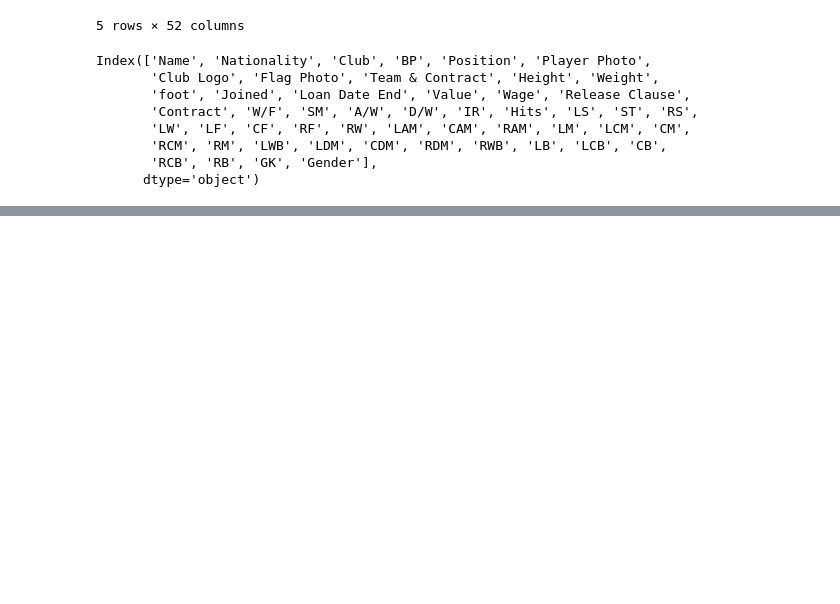
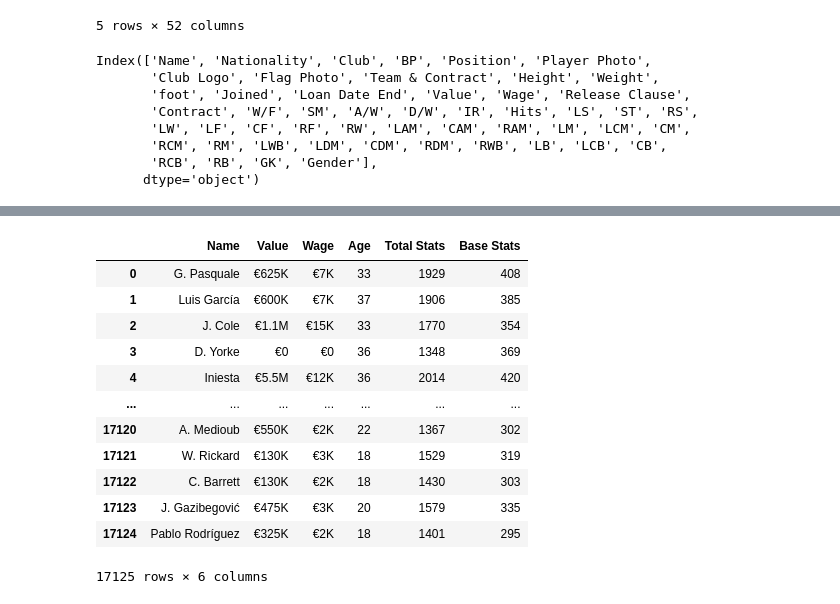
Before and after one commit to RaulRla/Fifa21_Project, a Jupyter notebook: Fifa project.ipynb, the cells around one changed output, grey strips where cells are left out. Saved outputs shown, nothing was run; the diff lists cells and outputs as text; code cells hidden in the pictures; blank space fills up the shorter version.

```diff
--- a/Fifa project.ipynb
+++ b/Fifa project.ipynb
@@ -59,3 +63,6 @@ Index(['ID', 'Age', 'OVA', 'BOV', 'POT', 'Growth', 'Attacking', 'Crossing',
        'GK Handling', 'GK Kicking', 'GK Positioning', 'GK Reflexes',
        'Total Stats', 'Base Stats', 'PAC', 'SHO', 'PAS', 'DRI', 'DEF', 'PHY'],
       dtype='object')
+# %%
+df_age_total_base = pd.DataFrame([fifa21_male2_numeric['Age']]+[fifa21_male2_numeric['Total Stats']]+ [fifa21_male2_numeric['Base Stats']])
+df_age_total_base.T
@@ -103,0 +126,3 @@ array(['Udinese', 'KAS Eupen', 'Coventry City', 'Sunderland',
+# %%
+df_Name_Value_Wage_Rea = pd.DataFrame([fifa21_male2_categorical['Name']] + [fifa21_male2_categorical['Value']] + [fifa21_male2_categorical['Wage']])
+df_Name_Value_Wage_Rea.T
@@ -103,0 +143,18 @@ array(['Udinese', 'KAS Eupen', 'Coventry City', 'Sunderland',
+# %%
+New_Df_fifa = pd.concat([df_Name_Value_Wage_Rea,df_age_total_base])
+New_Df_fifa1 = (New_Df_fifa.T)
+New_Df_fifa1
+# %% [output]
+|  | Name | Value | Wage | Age | Total Stats | Base Stats |
+| 0 | G. Pasquale | €625K | €7K | 33 | 1929 | 408 |
+| 1 | Luis García | €600K | €7K | 37 | 1906 | 385 |
+| 2 | J. Cole | €1.1M | €15K | 33 | 1770 | 354 |
+| 3 | D. Yorke | €0 | €0 | 36 | 1348 | 369 |
+| 4 | Iniesta | €5.5M | €12K | 36 | 2014 | 420 |
+| ... | ... | ... | ... | ... | ... | ... |
+| 17120 | A. Medioub | €550K | €2K | 22 | 1367 | 302 |
+| 17121 | W. Rickard | €130K | €3K | 18 | 1529 | 319 |
+| 17122 | C. Barrett | €130K | €2K | 18 | 1430 | 303 |
+| 17123 | J. Gazibegović | €475K | €3K | 20 | 1579 | 335 |
+| 17124 | Pablo Rodríguez | €325K | €2K | 18 | 1401 | 295 |
+17125 rows × 6 columns
```
Also changed, not shown: parts of 31 cells of this notebook.
